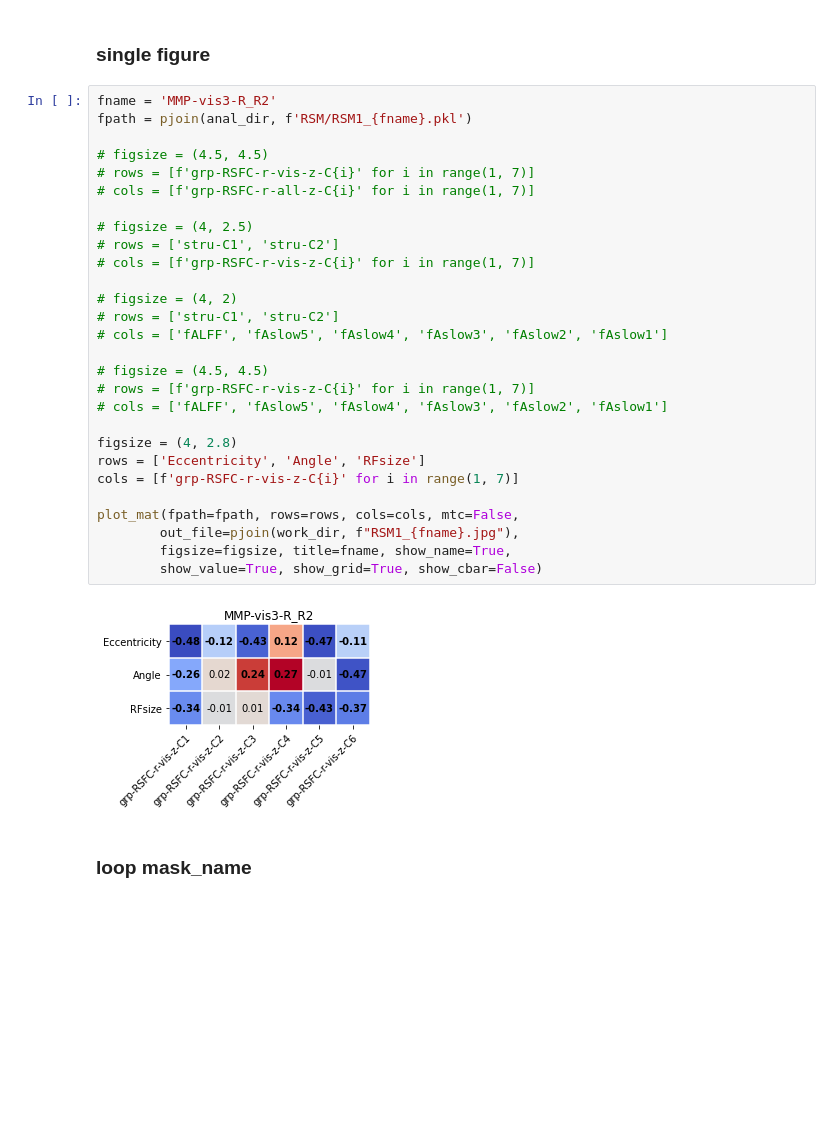
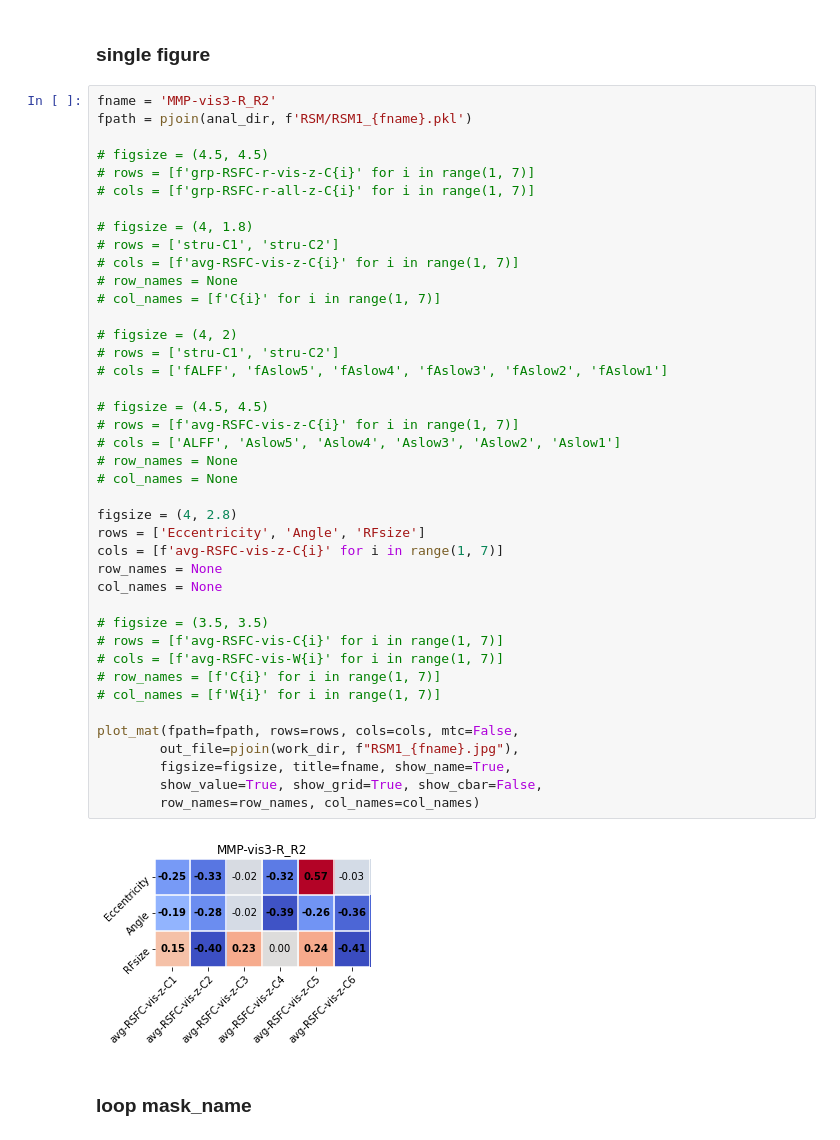
Before and after one commit to BNUCNL/nibrain, a Jupyter notebook: cxy_visual_dev/scripts/plot_RSM.ipynb, the cells around one changed output. Saved outputs shown, nothing was run; the diff lists cells and outputs as text; blank space fills up the shorter version.

```diff
--- a/cxy_visual_dev/scripts/plot_RSM.ipynb
+++ b/cxy_visual_dev/scripts/plot_RSM.ipynb
@@ -168,33 +168,46 @@ plot_mat(fpath=fpath, rows=rows, cols=cols, mtc=False,
 # %%
 fname = 'MMP-vis3-R_R2'
 fpath = pjoin(anal_dir, f'RSM/RSM1_{fname}.pkl')
 
 # figsize = (4.5, 4.5)
 # rows = [f'grp-RSFC-r-vis-z-C{i}' for i in range(1, 7)]
 # cols = [f'grp-RSFC-r-all-z-C{i}' for i in range(1, 7)]
 
-# figsize = (4, 2.5)
+# figsize = (4, 1.8)
 # rows = ['stru-C1', 'stru-C2']
-# cols = [f'grp-RSFC-r-vis-z-C{i}' for i in range(1, 7)]
+# cols = [f'avg-RSFC-vis-z-C{i}' for i in range(1, 7)]
+# row_names = None
+# col_names = [f'C{i}' for i in range(1, 7)]
 
 # figsize = (4, 2)
 # rows = ['stru-C1', 'stru-C2']
 # cols = ['fALFF', 'fAslow5', 'fAslow4', 'fAslow3', 'fAslow2', 'fAslow1']
 
 # figsize = (4.5, 4.5)
-# rows = [f'grp-RSFC-r-vis-z-C{i}' for i in range(1, 7)]
-# cols = ['fALFF', 'fAslow5', 'fAslow4', 'fAslow3', 'fAslow2', 'fAslow1']
+# rows = [f'avg-RSFC-vis-z-C{i}' for i in range(1, 7)]
+# cols = ['ALFF', 'Aslow5', 'Aslow4', 'Aslow3', 'Aslow2', 'Aslow1']
+# row_names = None
+# col_names = None
 
 figsize = (4, 2.8)
 rows = ['Eccentricity', 'Angle', 'RFsize']
-cols = [f'grp-RSFC-r-vis-z-C{i}' for i in range(1, 7)]
+cols = [f'avg-RSFC-vis-z-C{i}' for i in range(1, 7)]
+row_names = None
+col_names = None
+
+# figsize = (3.5, 3.5)
+# rows = [f'avg-RSFC-vis-C{i}' for i in range(1, 7)]
+# cols = [f'avg-RSFC-vis-W{i}' for i in range(1, 7)]
+# row_names = [f'C{i}' for i in range(1, 7)]
+# col_names = [f'W{i}' for i in range(1, 7)]
 
 plot_mat(fpath=fpath, rows=rows, cols=cols, mtc=False,
         out_file=pjoin(work_dir, f"RSM1_{fname}.jpg"),
         figsize=figsize, title=fname, show_name=True,
-        show_value=True, show_grid=True, show_cbar=False)
+        show_value=True, show_grid=True, show_cbar=False,
+        row_names=row_names, col_names=col_names)
 # %% [output]
-[figure, old version]
+[figure, new version]
 # %% [markdown]
 ### loop mask_name
 # %%
```
Also changed, not shown: 5 other files.
